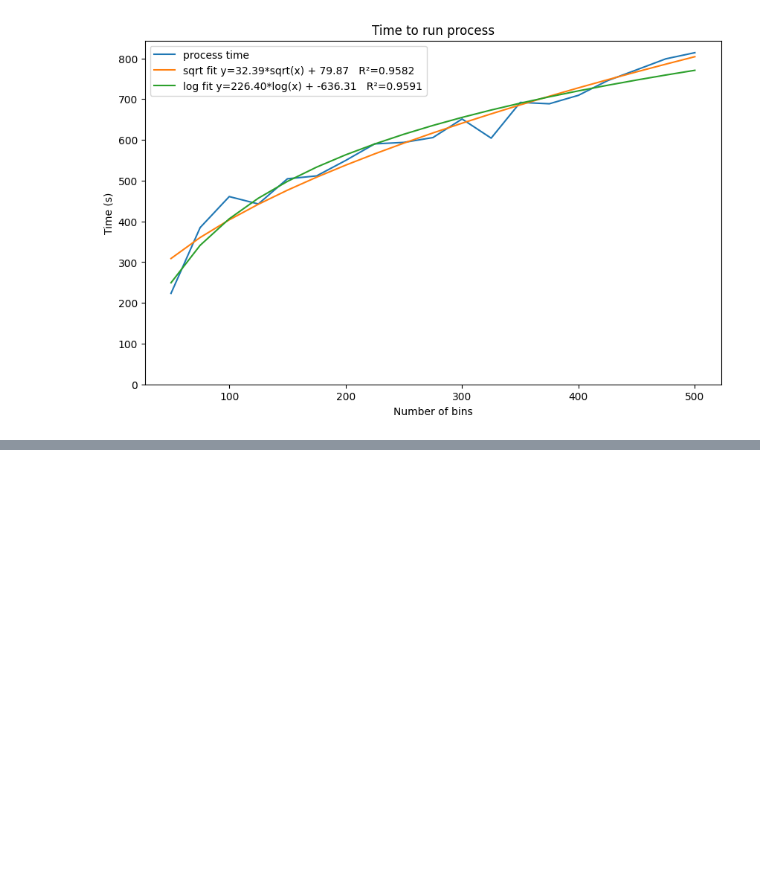
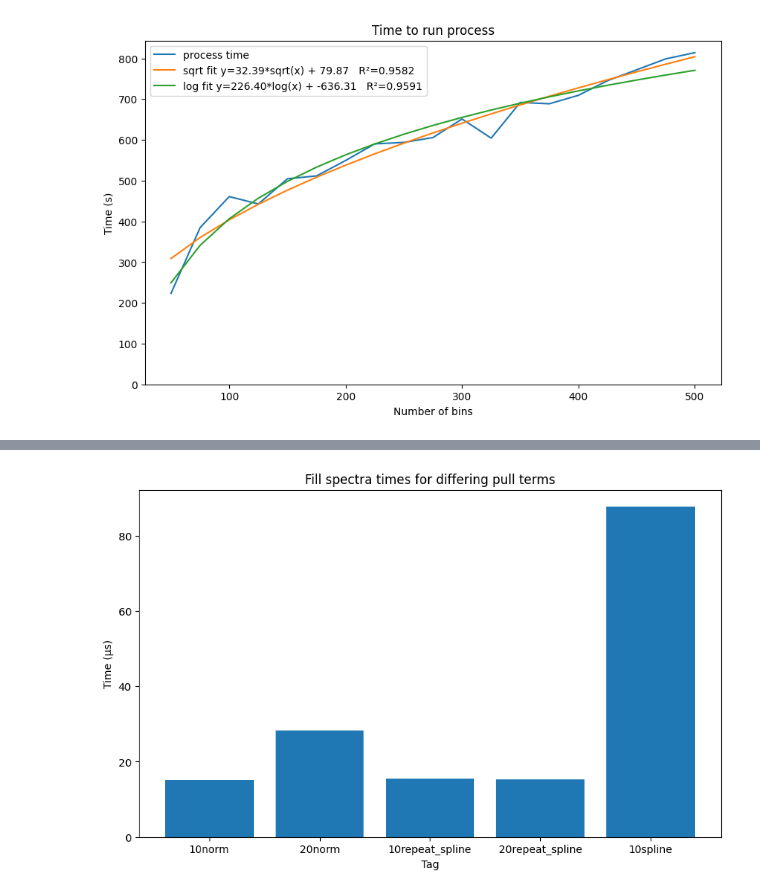
Before and after one commit to BMDragon/PROfit_Scaling, a Jupyter notebook: plotting.ipynb, the cells around one changed output, grey strips where cells are left out. Drawn from its saved outputs; the diff is of its cells as text; code cells hidden in the pictures; blank space fills up the shorter version.

```diff
--- a/plotting.ipynb
+++ b/plotting.ipynb
@@ -162,0 +202,10 @@ plt.show()
+# %%
+plt.figure(figsize=(10, 6))
+plt.bar([t[9:] for t in tags], pulltest_fill_spectra_times)
+plt.xlabel('Tag')
+plt.ylabel('Time (μs)')
+plt.title('Fill spectra times for differing pull terms')
+plt.ylim(0,)
+plt.show()
+# %% [output]
+[figure, added]
```
Also changed, not shown: parts of 3 cells of this notebook, 34 other files.
